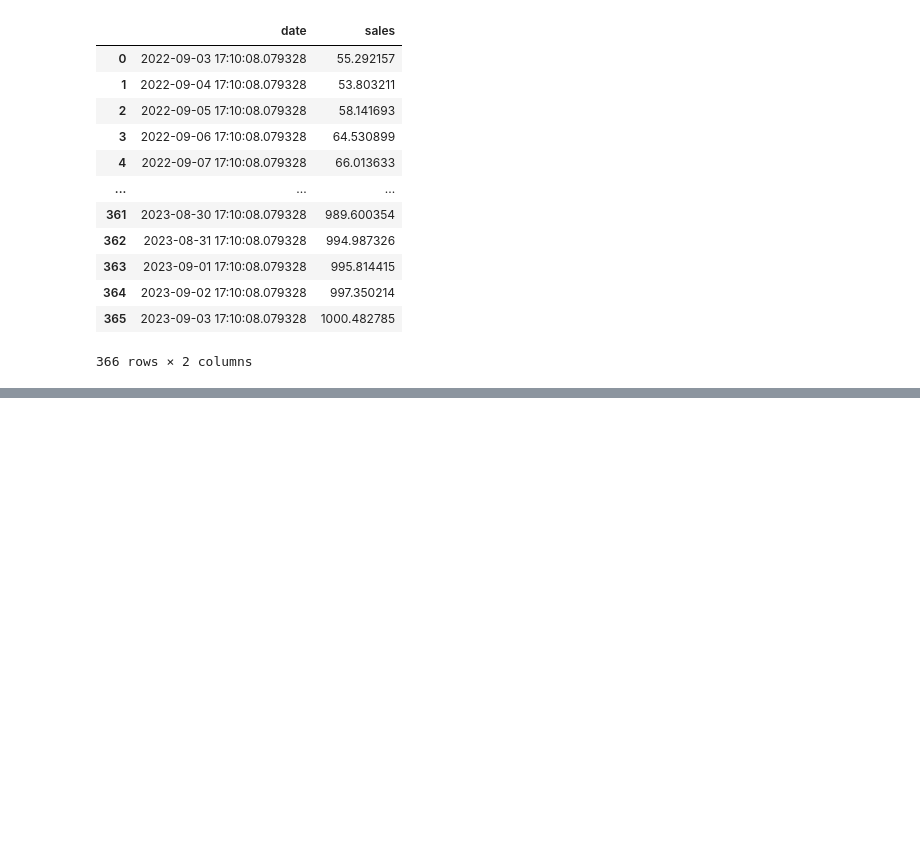
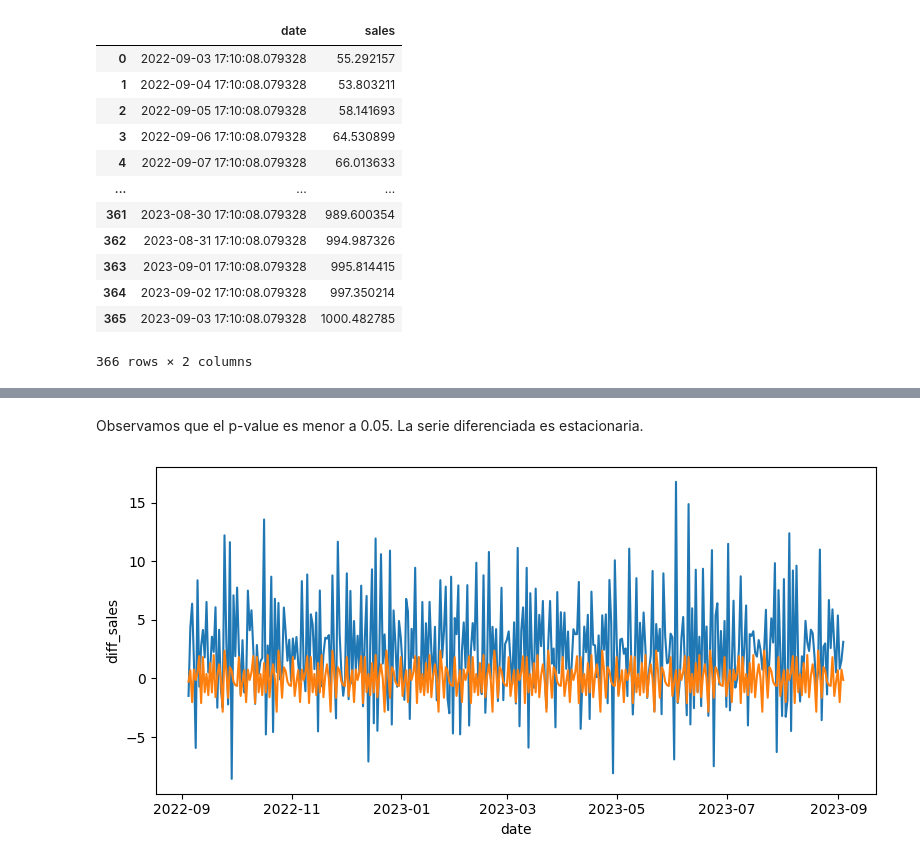
Before and after one commit to 4GeeksAcademy/Proyecto-de-Serie-Temporal-Alternativa-VLG, a Jupyter notebook: src/explore.ipynb, the cells around one changed output, grey strips where cells are left out. Drawn from its saved outputs; the diff is of its cells as text; code cells hidden in the pictures; blank space fills up the shorter version.

```diff
--- a/src/explore.ipynb
+++ b/src/explore.ipynb
@@ -36,0 +121,13 @@ df
+# %%
+# miramos con "otra lupa"
+# Diferenciar la serie para remover tendencia
+ts2= df.set_index("date")
+
+
+# Diferenciar la serie para remover tendencia
+ts2['diff_sales'] = ts2['sales'].diff().dropna()
+ts_dif=ts2['diff_sales']
+
+ts_dif.dropna(inplace = True)
+
+ts_dif
@@ -36,0 +161,17 @@ df
+# %% [markdown]
+Observamos que el p-value es menor a 0.05. La serie diferenciada es estacionaria.
+# %%
+ts_dif_decomposition = seasonal_decompose(ts_dif, period = 30)
+
+ts_dif_seasonal = ts_dif_decomposition.seasonal
+
+fig, axis = plt.subplots(figsize = (8, 4))
+
+sns.lineplot(data = ts_dif)
+sns.lineplot(data = ts_dif_seasonal)
+
+plt.tight_layout()
+
+plt.show()
+# %% [output]
+[figure, added]
```
Also changed, not shown: parts of 18 cells of this notebook.
